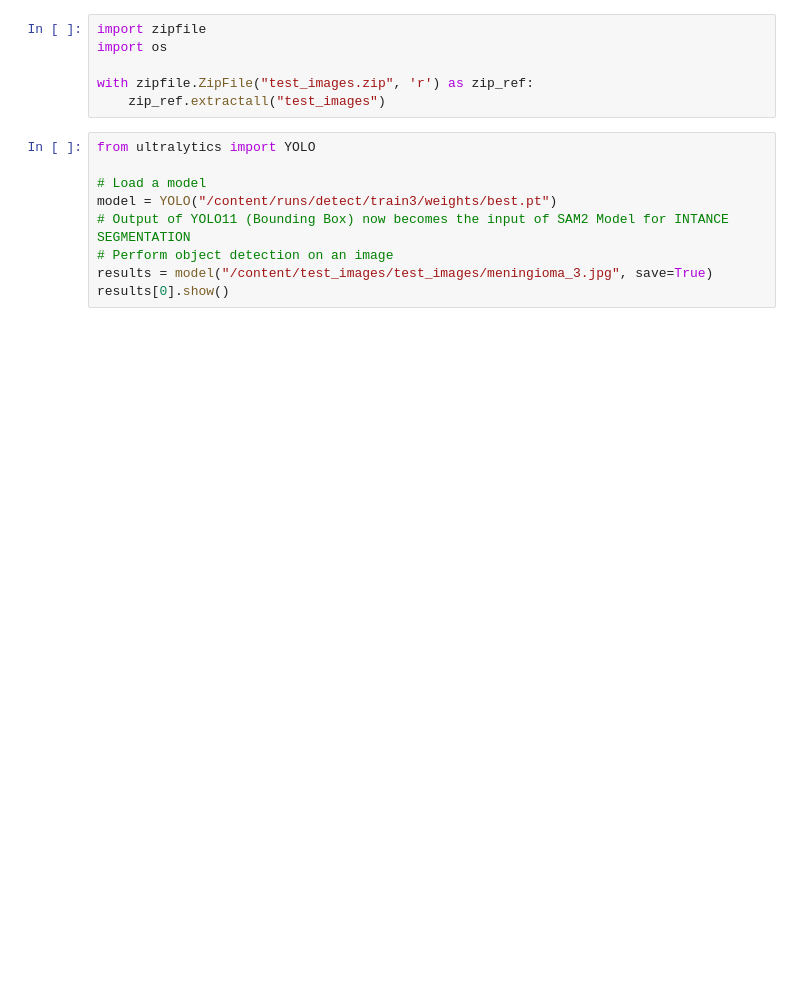
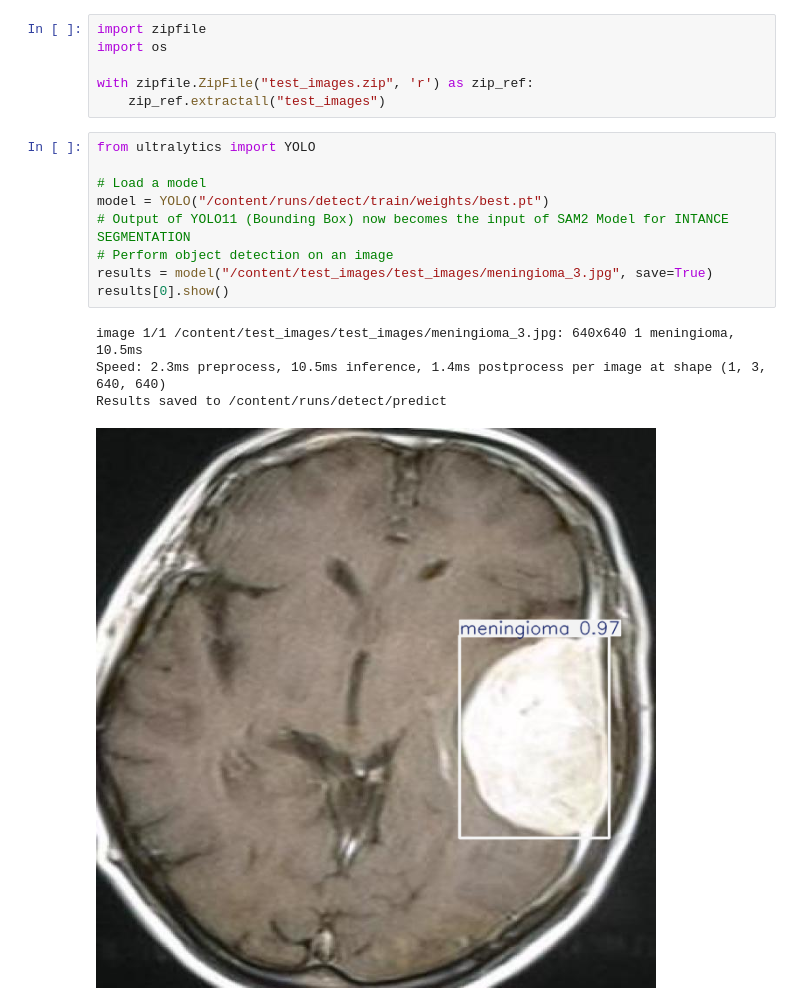
Before and after one commit to ShifaZahra123/ML_INTERNSHIP, a Jupyter notebook: Brain_Tumor_Detection_Project.ipynb, the cells around one changed output. Drawn from its saved outputs; the diff is of its cells as text; blank space fills up the shorter version.

```diff
--- a/Brain_Tumor_Detection_Project.ipynb
+++ b/Brain_Tumor_Detection_Project.ipynb
@@ -57,12 +78,17 @@ with zipfile.ZipFile("test_images.zip", 'r') as zip_ref:
 # %%
 from ultralytics import YOLO
 
 # Load a model
-model = YOLO("/content/runs/detect/train3/weights/best.pt")
+model = YOLO("/content/runs/detect/train/weights/best.pt")
 # Output of YOLO11 (Bounding Box) now becomes the input of SAM2 Model for INTANCE SEGMENTATION
 # Perform object detection on an image
 results = model("/content/test_images/test_images/meningioma_3.jpg", save=True)
 results[0].show()
+# %% [output]
+image 1/1 /content/test_images/test_images/meningioma_3.jpg: 640x640 1 meningioma, 10.5ms
+Speed: 2.3ms preprocess, 10.5ms inference, 1.4ms postprocess per image at shape (1, 3, 640, 640)
+Results saved to /content/runs/detect/predict
+[figure, added]
 # %%
 from ultralytics import YOLO
 
```
Also changed, not shown: parts of 6 cells of this notebook.
